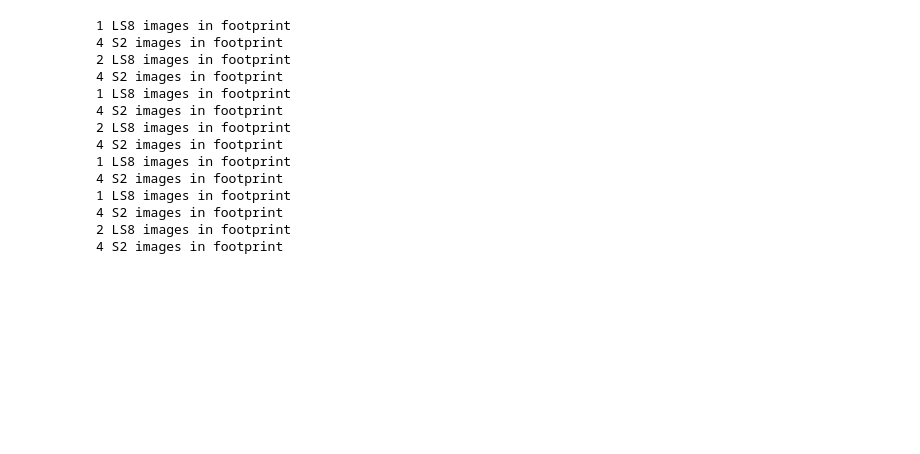
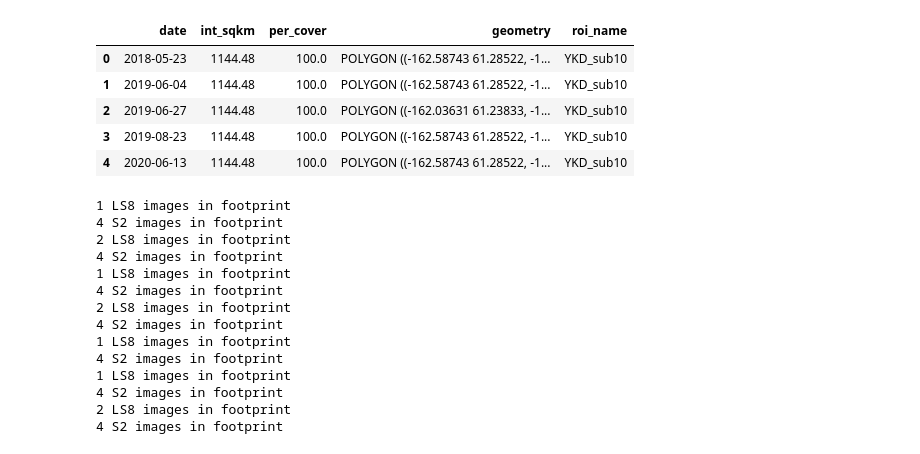
Before and after one commit to jtmaze/green-by-another-name, a Jupyter notebook: exploring-solar-angles.ipynb, the cells around one changed output. Cells and saved outputs as stored; diff of their text form; code cells hidden in the pictures; blank space fills up the shorter version.

```diff
--- a/exploring-solar-angles.ipynb
+++ b/exploring-solar-angles.ipynb
@@ -37,6 +37,15 @@ for f in overlap_file_list:
 
 footprints = pd.concat(footprints, ignore_index=True)
 footprints.to_crs(crs='EPSG:4326', inplace=True)
+# %%
+footprints.head()
+# %% [output]
+|  | date | int_sqkm | per_cover | geometry | roi_name |
+| 0 | 2018-05-23 | 1144.48 | 100.0 | POLYGON ((-162.58743 61.28522, -1... | YKD_sub10 |
+| 1 | 2019-06-04 | 1144.48 | 100.0 | POLYGON ((-162.58743 61.28522, -1... | YKD_sub10 |
+| 2 | 2019-06-27 | 1144.48 | 100.0 | POLYGON ((-162.03631 61.23833, -1... | YKD_sub10 |
+| 3 | 2019-08-23 | 1144.48 | 100.0 | POLYGON ((-162.58743 61.28522, -1... | YKD_sub10 |
+| 4 | 2020-06-13 | 1144.48 | 100.0 | POLYGON ((-162.58743 61.28522, -1... | YKD_sub10 |
 # %%
 def geom_to_ee_polygon(geom):
     """
```
Also changed, not shown: 1 other file.
